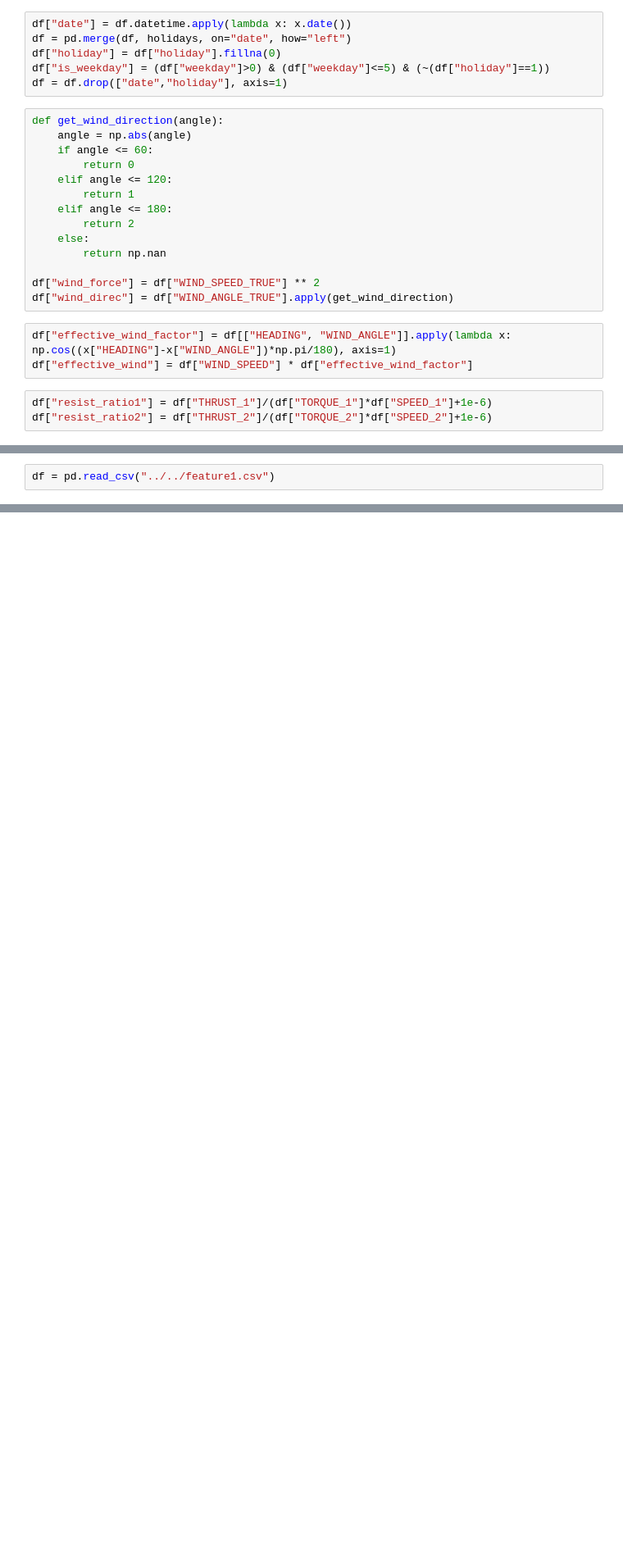
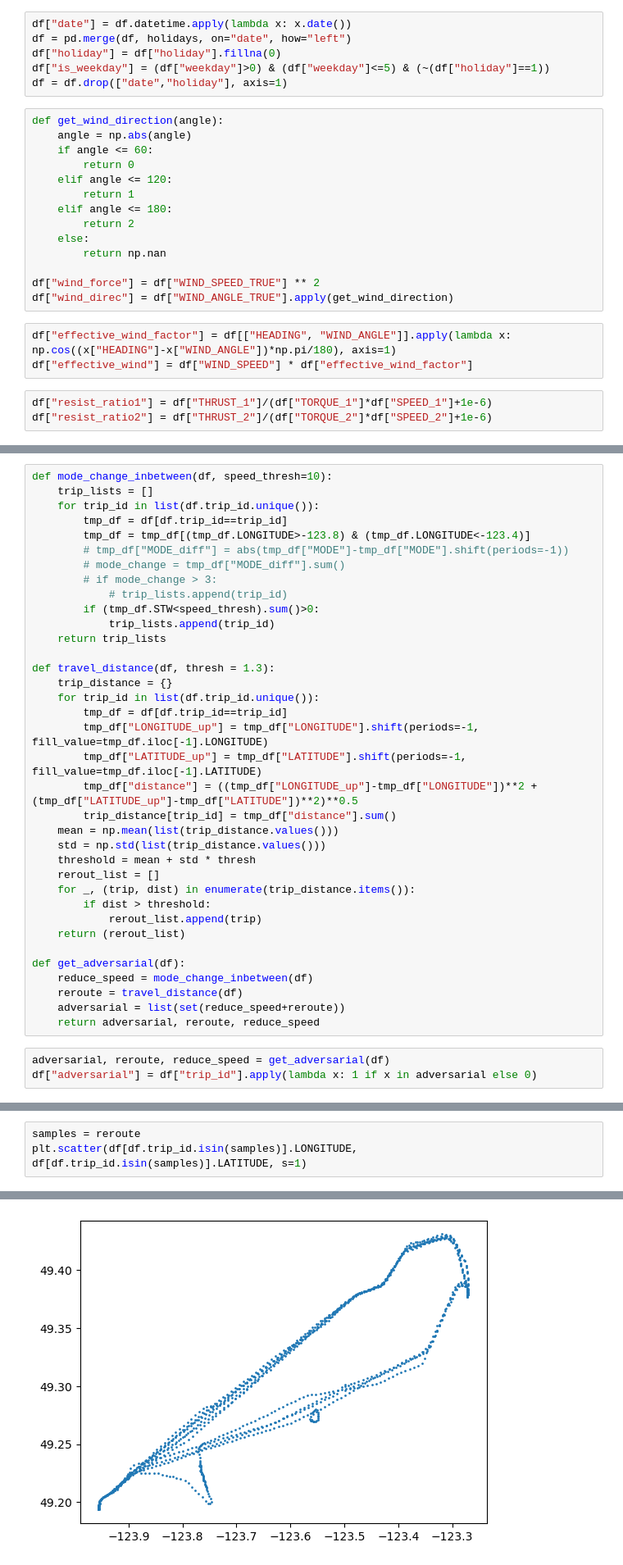
Before and after one commit to pagand/model_optimze_vessel, a Jupyter notebook: Feature/feature_engineering.ipynb, the cells around one changed output, grey strips where cells are left out. Shown at 82% size. Saved outputs shown, nothing was run; the diff lists cells and outputs as text; blank space fills up the shorter version.

```diff
--- a/Feature/feature_engineering.ipynb
+++ b/Feature/feature_engineering.ipynb
@@ -262,2 +249,39 @@ df.to_csv("../../feature1.csv", index=False)
-# %%
-df = pd.read_csv("../../feature1.csv")
+# %%
+def mode_change_inbetween(df, speed_thresh=10):
+    trip_lists = []
+    for trip_id in list(df.trip_id.unique()):
+        tmp_df = df[df.trip_id==trip_id]
+        tmp_df = tmp_df[(tmp_df.LONGITUDE>-123.8) & (tmp_df.LONGITUDE<-123.4)]
+        # tmp_df["MODE_diff"] = abs(tmp_df["MODE"]-tmp_df["MODE"].shift(periods=-1))
+        # mode_change = tmp_df["MODE_diff"].sum()
+        # if mode_change > 3:
+            # trip_lists.append(trip_id)
+        if (tmp_df.STW<speed_thresh).sum()>0:
+            trip_lists.append(trip_id)
+    return trip_lists
+
+def travel_distance(df, thresh = 1.3):
+    trip_distance = {}
+    for trip_id in list(df.trip_id.unique()):
+        tmp_df = df[df.trip_id==trip_id]
+        tmp_df["LONGITUDE_up"] = tmp_df["LONGITUDE"].shift(periods=-1, fill_value=tmp_df.iloc[-1].LONGITUDE)
+        tmp_df["LATITUDE_up"] = tmp_df["LATITUDE"].shift(periods=-1, fill_value=tmp_df.iloc[-1].LATITUDE)
+        tmp_df["distance"] = ((tmp_df["LONGITUDE_up"]-tmp_df["LONGITUDE"])**2 + (tmp_df["LATITUDE_up"]-tmp_df["LATITUDE"])**2)**0.5
+        trip_distance[trip_id] = tmp_df["distance"].sum()
+    mean = np.mean(list(trip_distance.values()))
+    std = np.std(list(trip_distance.values()))
+    threshold = mean + std * thresh
+    rerout_list = []
+    for _, (trip, dist) in enumerate(trip_distance.items()):
+        if dist > threshold:
+            rerout_list.append(trip)
+    return (rerout_list)
+
+def get_adversarial(df):
+    reduce_speed = mode_change_inbetween(df)
+    reroute = travel_distance(df)
+    adversarial = list(set(reduce_speed+reroute))
+    return adversarial, reroute, reduce_speed
+# %%
+adversarial, reroute, reduce_speed = get_adversarial(df)
+df["adversarial"] = df["trip_id"].apply(lambda x: 1 if x in adversarial else 0)
@@ -263,0 +305,4 @@ df = pd.read_csv("../../feature1.csv")
+# %%
+samples = reroute
+plt.scatter(df[df.trip_id.isin(samples)].LONGITUDE, df[df.trip_id.isin(samples)].LATITUDE, s=1)
+# %% [output]
@@ -263,0 +310 @@ df = pd.read_csv("../../feature1.csv")
+[figure, added]
```
Also changed, not shown: parts of 19 cells of this notebook, 4 other files.
